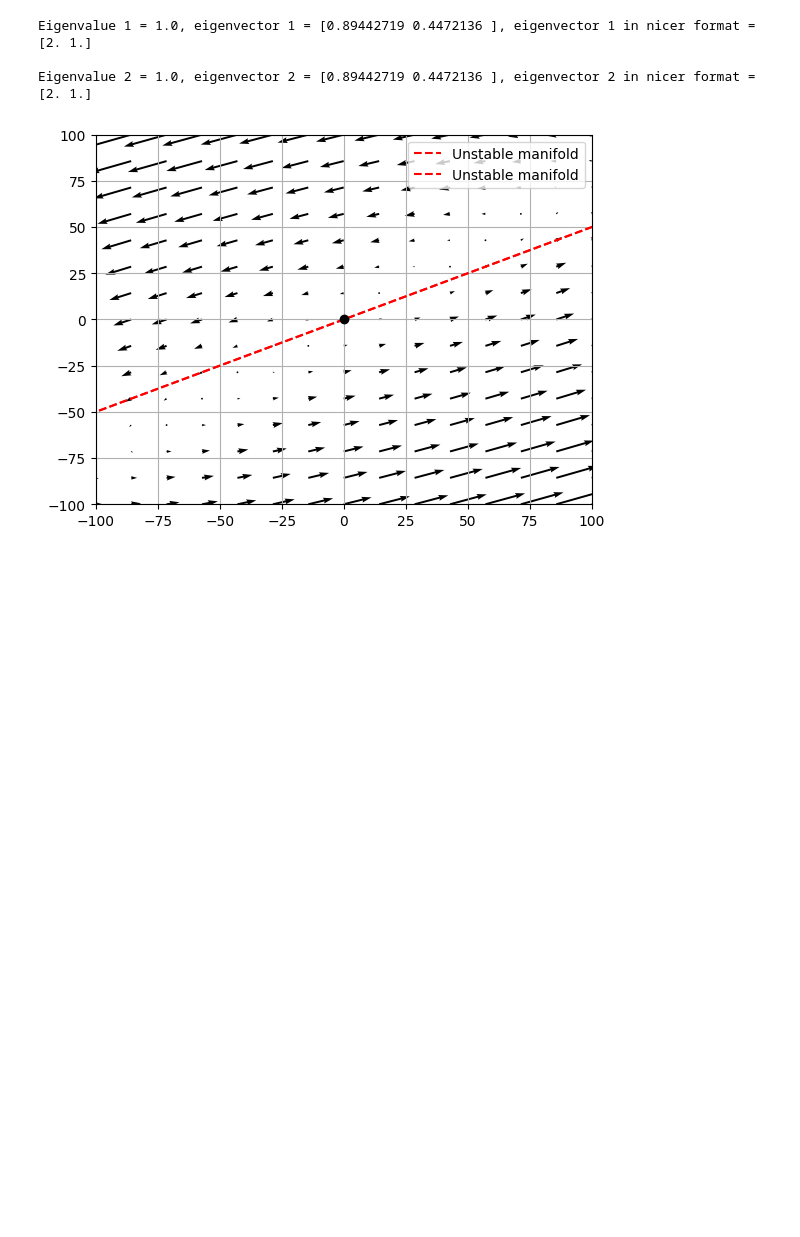
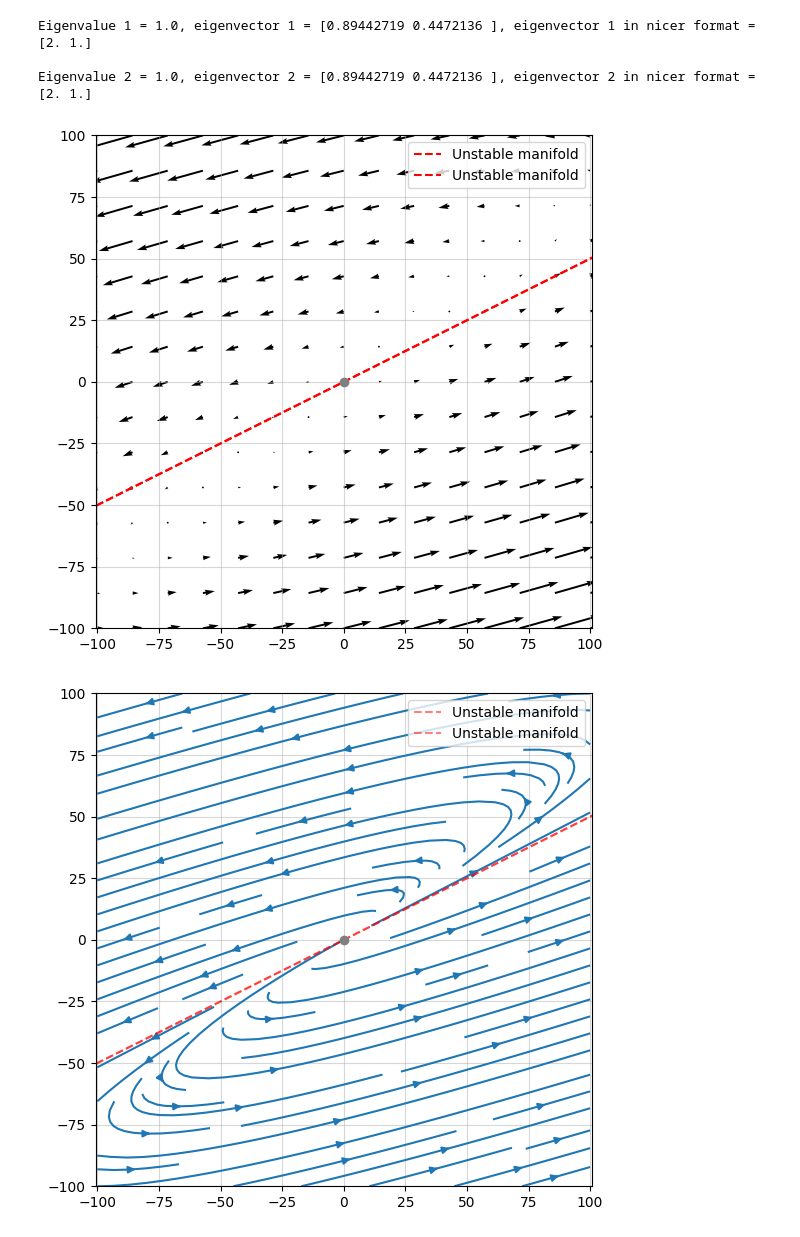
Before and after one commit to s-hynes/MP491, a Jupyter notebook: CH02_lecture_6_direction_fields.ipynb, the cells around one changed output. Saved outputs shown, nothing was run; the diff lists cells and outputs as text; code cells hidden in the pictures; blank space fills up the shorter version.

```diff
--- a/CH02_lecture_6_direction_fields.ipynb
+++ b/CH02_lecture_6_direction_fields.ipynb
@@ -13,12 +15,14 @@ Eigenvalue 2 = -3.0, eigenvector 2 = [-0.24253563  0.9701425 ], eigenvector 2 in
 # %%
 # Example 2 in Lecture 6
 
 from CH02_quiver import eigen, direction_field
 
 eigen( [[3,-4] , [1,-1]], print_values=True)
-direction_field(3,-4,1,-1, xmin=-100, xmax=100, ymin=-100, ymax=100, num_arrows=15)
+direction_field(3, -4, 1, -1, xmin=-100, xmax=100, ymin=-100, ymax=100, num_arrows=15)
+stream_lin(3, -4, 1, -1, xmin=-100, xmax=100, ymin=-100, ymax=100, density=1)
 # %% [output]
 Eigenvalue 1 = 1.0, eigenvector 1 = [0.89442719 0.4472136 ], eigenvector 1 in nicer format = [2. 1.]
 
 Eigenvalue 2 = 1.0, eigenvector 2 = [0.89442719 0.4472136 ], eigenvector 2 in nicer format = [2. 1.]
-[figure, old version]
+[figure, new version]
+[figure, added]
```
Also changed, not shown: parts of 1 cell of this notebook.
